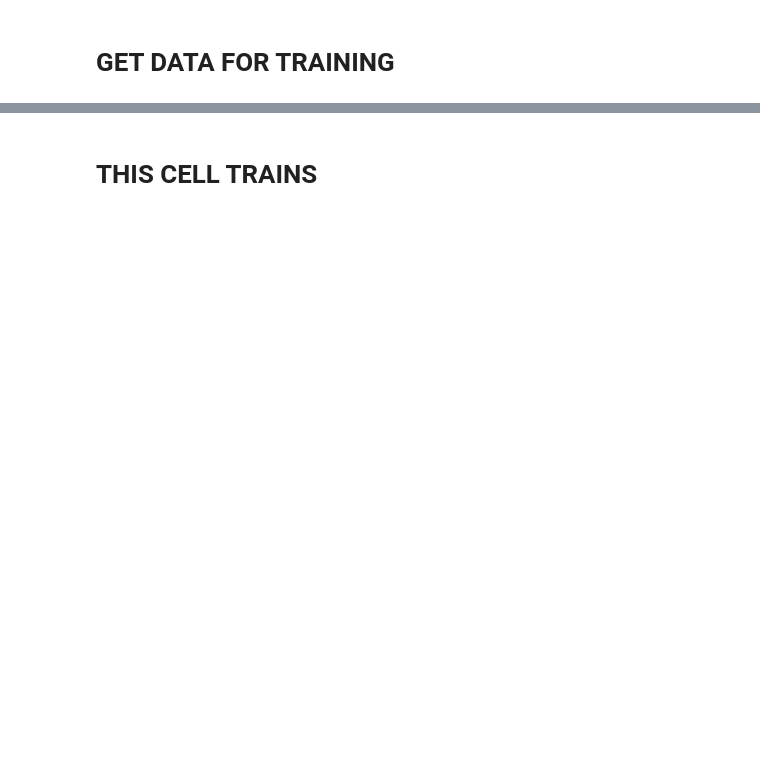
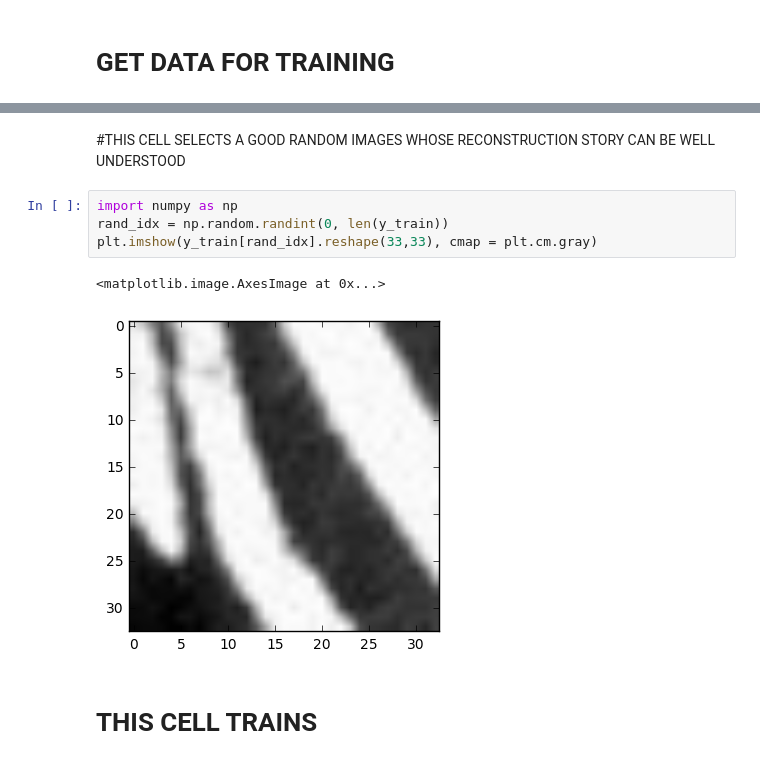
Before and after one commit to prerakmody/compressiveSensing, a Jupyter notebook: cs_methods/noniterative/method_gan/index_GAN.ipynb, the cells around one changed output, grey strips where cells are left out. Drawn from its saved outputs; the diff is of its cells as text; blank space fills up the shorter version.

```diff
--- a/cs_methods/noniterative/method_gan/index_GAN.ipynb
+++ b/cs_methods/noniterative/method_gan/index_GAN.ipynb
@@ -24,6 +35,15 @@ X_train, y_train, X_test, y_test = utils.get_data(33, 33, 'tensorflow', 'mr40',
 1. X_test: (0, 1, 33, 33)  y_test: (0, 1089)
 [figure]
 [figure]
+# %% [markdown]
+#THIS CELL SELECTS A GOOD RANDOM IMAGES WHOSE RECONSTRUCTION STORY CAN BE WELL UNDERSTOOD
+# %%
+import numpy as np
+rand_idx = np.random.randint(0, len(y_train))
+plt.imshow(y_train[rand_idx].reshape(33,33), cmap = plt.cm.gray)
+# %% [output]
+<matplotlib.image.AxesImage at 0x...>
+[figure, added]
 # %% [markdown]
 # THIS CELL TRAINS
 # %%
```
Also changed, not shown: parts of 5 cells of this notebook, 1 other file.
